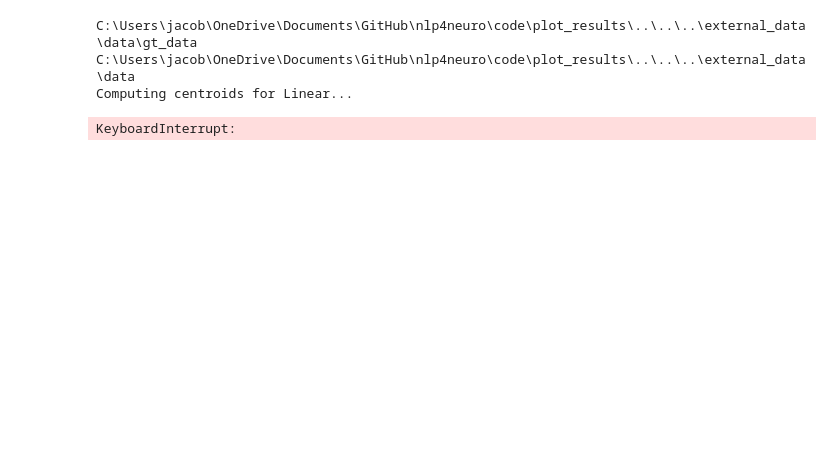
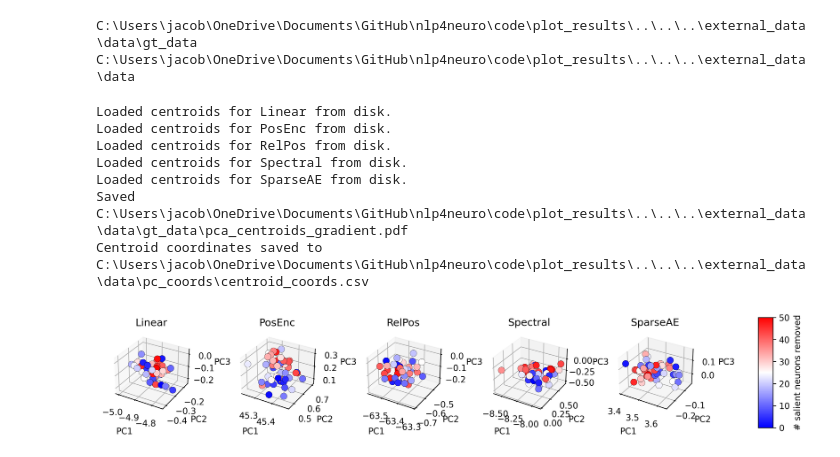
Before and after one commit to Naumann-Lab/nlp4neuro, a Jupyter notebook: code/plot_results/experiment_3b_plot_pca.ipynb, the cells around one changed output. Drawn from its saved outputs; the diff is of its cells as text; code cells hidden in the pictures; blank space fills up the shorter version.

```diff
--- a/code/plot_results/experiment_3b_plot_pca.ipynb
+++ b/code/plot_results/experiment_3b_plot_pca.ipynb
@@ -1,24 +1,35 @@
+# %%
+#!/usr/bin/env python3
+
+import os, math, csv, numpy as np, torch, torch.nn as nn
+import matplotlib.pyplot as plt, matplotlib.gridspec as gridspec
+from sklearn.decomposition import TruncatedSVD
+
+DATA_DIR = os.path.join(os.getcwd(), os.path.pardir, os.path.pardir, os.path.pardir, "external_data", "data", "gt_data")
+print(DATA_DIR)
+SAL_DIR = os.path.join(os.getcwd(), os.path.pardir, os.path.pardir, os.path.pardir, "external_data", "data")
+print(SAL_DIR)
+# %% [output]
+C:\Users\jacob\OneDrive\Documents\GitHub\nlp4neuro\code\plot_results\..\..\..\external_data\data\gt_data
+C:\Users\jacob\OneDrive\Documents\GitHub\nlp4neuro\code\plot_results\..\..\..\external_data\data
+# %%
+# ── CONFIGURATION ─────────────────────────────────────────────────────────
+fish_num    = 9
+hidden_size = 4096
+n_drop      = 50
+np.random.seed(0)
+
+OUT_DIR  = DATA_DIR
+coord_dir = os.path.join(SAL_DIR, 'pc_coords')
+os.makedirs(coord_dir, exist_ok=True)
+
+# ── LOAD DATA & SALIENCY ─────────────────────────────────────────────────────
+F   = np.load(f"{DATA_DIR}/fish{fish_num}_neural_data_matched.npy")
+SAL = np.load(f"{SAL_DIR}/fish{fish_num}_importance.npy")
+all_idx       = np.arange(F.shape[0])
+sal_sorted    = SAL.argsort()[::-1]
+rng = np.random.RandomState(0)
 # %%
-#!/usr/bin/env python3
-
-import os, math, csv, numpy as np, torch, torch.nn as nn
-import matplotlib.pyplot as plt, matplotlib.gridspec as gridspec
-from sklearn.decomposition import TruncatedSVD
-
-DATA_DIR = os.path.join(os.getcwd(), os.path.pardir, os.path.pardir, os.path.pardir, "external_data", "data", "gt_data")
-print(DATA_DIR)
-SAL_DIR = os.path.join(os.getcwd(), os.path.pardir, os.path.pardir, os.path.pardir, "external_data", "data")
-print(SAL_DIR)
-# ── CONFIGURATION ─────────────────────────────────────────────────────────
-fish_num    = 9
-hidden_size = 4096
-n_drop      = 50
-np.random.seed(0)
-
-OUT_DIR  = DATA_DIR
-coord_dir = os.path.join(OUT_DIR, 'pc_coords')
-os.makedirs(coord_dir, exist_ok=True)
-
 # ── EMBEDDING CLASSES (as before) ───────────────────────────────────────────
 class Vanilla(nn.Module):
     def __init__(self,D,H): super().__init__(); self.l=nn.Linear(D,H)
@@ -55,13 +66,6 @@ def get_embeddings(D):
         "SparseAE": SparseAE(D,hidden_size)
     }
 order = ["Linear","PosEnc","RelPos","Spectral","SparseAE"]
-
-# ── LOAD DATA & SALIENCY ─────────────────────────────────────────────────────
-F   = np.load(f"{DATA_DIR}/fish{fish_num}_neural_data_matched.npy")
-SAL = np.load(f"{SAL_DIR}/fish{fish_num}_importance.npy")
-all_idx       = np.arange(F.shape[0])
-sal_sorted    = SAL.argsort()[::-1]
-rng = np.random.RandomState(0)
 
 # helper to tensor tokens
 def tokens(idx):
@@ -104,7 +108,7 @@ for emb_name in order:
     print(f"Saved centroids for {emb_name} to {coord_file}.")
 
 # ── PLOT CENTROIDS WITH BLUE→RED GRADIENT ───────────────────────────────────
-fig = plt.figure(figsize=(30,6), dpi=300)
+fig = plt.figure(figsize=(12,6), dpi=300)
 gs  = gridspec.GridSpec(1, len(order)+1, width_ratios=[1]*len(order)+[0.05], wspace=0.6)
 axes = [fig.add_subplot(gs[i], projection='3d') for i in range(len(order))]
 cax  = fig.add_axes([0.92,0.35,0.02,0.3])
@@ -115,34 +119,38 @@ for idx, emb_name in enumerate(order):
     for k in range(n_drop+1):
         color = plt.cm.bwr(k/n_drop)
         ax.scatter(*C[k], c=[color], s=60, edgecolor='k', linewidth=0.2)
     ax.set_title(emb_name)
     ax.set_xlabel('PC1'); ax.set_ylabel('PC2'); ax.set_zlabel('PC3')
     pts = C
     mr = np.ptp(pts, axis=0).max()/2.0
     mid= pts.min(0) + np.ptp(pts,axis=0)/2.0
     for d,m in zip('xyz', mid): getattr(ax, f'set_{d}lim')(m-mr, m+mr)
 
 import matplotlib as mpl
 norm = mpl.colors.Normalize(vmin=0, vmax=n_drop)
 cbar = mpl.colorbar.ColorbarBase(cax, cmap='bwr', norm=norm)
 cbar.set_label('# salient neurons removed')
 
 fig.subplots_adjust(left=0.04, right=0.9, top=0.95, bottom=0.05)
 out = os.path.join(OUT_DIR, 'pca_centroids_gradient.pdf')
 fig.savefig(out, transparent=True)
 print('Saved', out)
 
 # ── CSV OUTPUT ──────────────────────────────────────────────────────────────
 csv_file = os.path.join(coord_dir, 'centroid_coords.csv')
 with open(csv_file, 'w', newline='') as f:
     writer = csv.writer(f)
     writer.writerow(['embedding','k_salient','pc1','pc2','pc3'])
     for emb_name in order:
         for k,coords in enumerate(centroids[emb_name]):
             writer.writerow([emb_name, k, *coords])
 print('Centroid coordinates saved to', csv_file)
 # %% [output]
-C:\Users\jacob\OneDrive\Documents\GitHub\nlp4neuro\code\plot_results\..\..\..\external_data\data\gt_data
-C:\Users\jacob\OneDrive\Documents\GitHub\nlp4neuro\code\plot_results\..\..\..\external_data\data
-Computing centroids for Linear...
+Loaded centroids for Linear from disk.
+Loaded centroids for PosEnc from disk.
+Loaded centroids for RelPos from disk.
+Loaded centroids for Spectral from disk.
+Loaded centroids for SparseAE from disk.
+Saved C:\Users\jacob\OneDrive\Documents\GitHub\nlp4neuro\code\plot_results\..\..\..\external_data\data\gt_data\pca_centroids_gradient.pdf
+Centroid coordinates saved to C:\Users\jacob\OneDrive\Documents\GitHub\nlp4neuro\code\plot_results\..\..\..\external_data\data\pc_coords\centroid_coords.csv
-KeyboardInterrupt:
+[figure, added]
```
Also changed, not shown: parts of 1 cell of this notebook.
